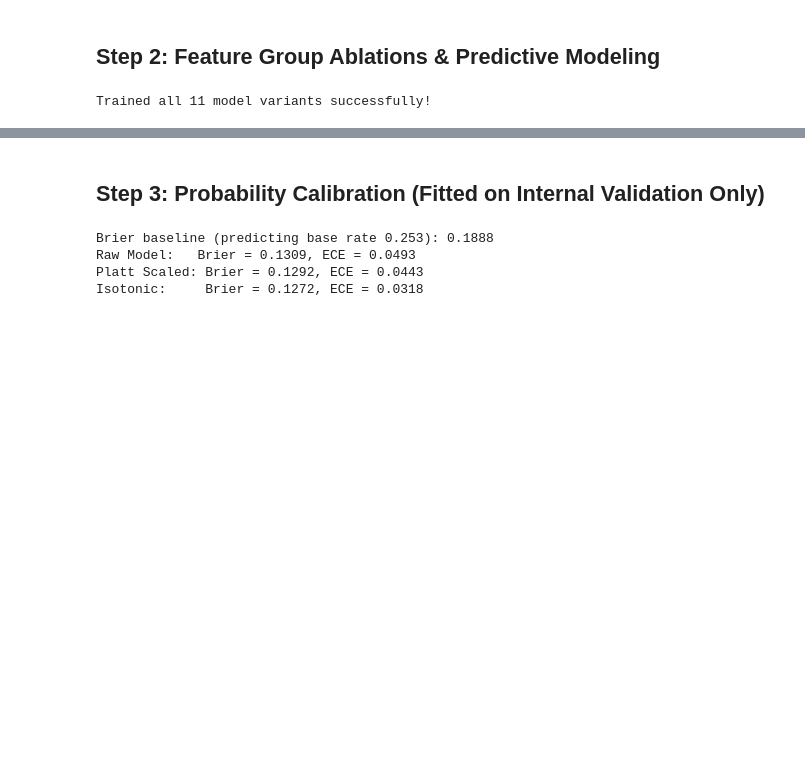
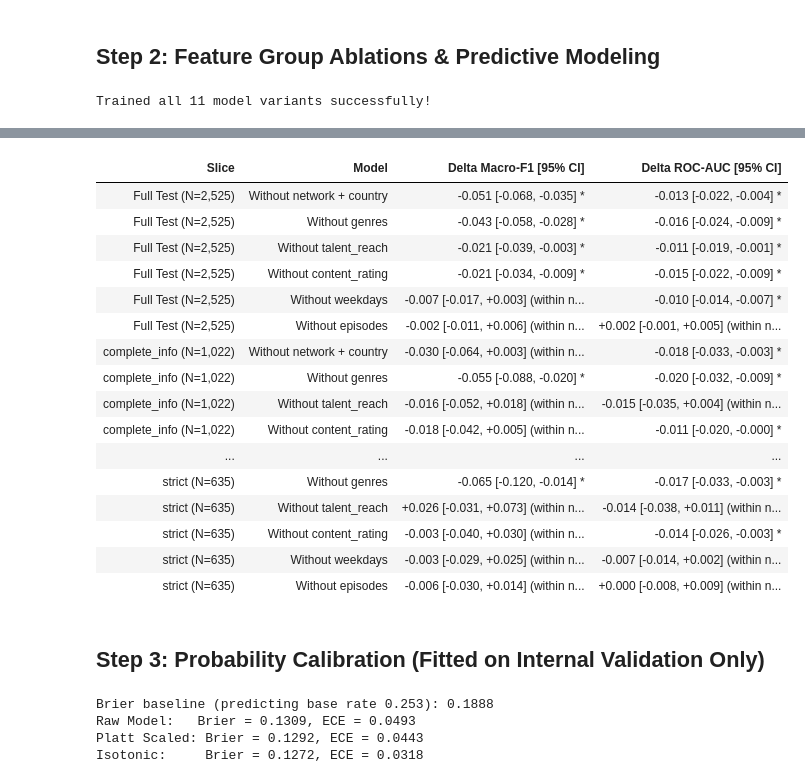
Before and after one commit to samikshagla/Drama-Success-Copilot, a Jupyter notebook: notebooks/06_modeling.ipynb, the cells around one changed output, grey strips where cells are left out. Saved outputs shown, nothing was run; the diff lists cells and outputs as text; code cells hidden in the pictures; blank space fills up the shorter version.

Commit message:
Add LOO paired bootstrap table to 06_modeling, update README claims and summary wording

```diff
--- a/notebooks/06_modeling.ipynb
+++ b/notebooks/06_modeling.ipynb
@@ -279,3 +354,92 @@ display(evaluate_models_slice(test_df["complete_info_strict"].values == 1, "comp
+# %%
+# LOO Retraining paired bootstrap evaluation across test slices
+headline_cols = feature_sets["2. core + talent_reach (Headline)"]
+
+loo_groups = {
+    "network + country": ["original_network", "country"],
+    "genres": [c for c in headline_cols if c.startswith("genre_")],
+    "talent_reach": FEATURE_GROUPS["talent_reach"],
+    "content_rating": ["content_rating"],
+    "weekdays": [c for c in headline_cols if c.startswith("aired_on_")],
+    "episodes": ["episodes"],
+}
+
+loo_models = {"Headline": headline_cols}
+for g_name, g_cols in loo_groups.items():
+    loo_models[f"Without {g_name}"] = [c for c in headline_cols if c not in g_cols]
+
+loo_preds = {}
+for m_name, cols in loo_models.items():
+    p, pr = train_and_predict_hgb(train_df, test_df, cols, params=HGB_TUNED_PARAMS)
+    loo_preds[m_name] = (p, pr)
+
+slices = {
+    "Full Test (N=2,525)": np.ones(len(test_df), dtype=bool),
+    "complete_info (N=1,022)": test_df["complete_info"].values == 1,
+    "strict (N=635)": test_df["complete_info_strict"].values == 1,
+}
+
+head_p, head_pr = loo_preds["Headline"]
+loo_results = []
+
+for s_name, mask in slices.items():
+    y_sub = test_df.loc[mask, "target_tier"].values
+    t_sub = test_df.loc[mask, "target_pct"].values
+    n_s = len(y_sub)
+
+    rng = np.random.RandomState(42)
+    boot_idx_s = [rng.choice(n_s, size=n_s, replace=True) for _ in range(500)]
+
+    h_base = compute_metrics(y_sub, head_p[mask], head_pr[mask], t_sub)
+    h_boots = [compute_metrics(y_sub[b], head_p[mask][b], head_pr[mask][b], t_sub[b]) for b in boot_idx_s]
+
+    for m_name, (pred, prob) in loo_preds.items():
+        if m_name == "Headline":
+            continue
+        m_base = compute_metrics(y_sub, pred[mask], prob[mask], t_sub)
+
+        diff_f1, diff_roc = [], []
+        for b_idx, hb in zip(boot_idx_s, h_boots):
+            mb = compute_metrics(y_sub[b_idx], pred[mask][b_idx], prob[mask][b_idx], t_sub[b_idx])
+            diff_f1.append(mb["Macro-F1"] - hb["Macro-F1"])
+            diff_roc.append(mb["ROC-AUC (High)"] - hb["ROC-AUC (High)"])
+
+        pt_f1 = m_base["Macro-F1"] - h_base["Macro-F1"]
+        pt_roc = m_base["ROC-AUC (High)"] - h_base["ROC-AUC (High)"]
+
+        ci_f1 = (np.percentile(diff_f1, 2.5), np.percentile(diff_f1, 97.5))
+        ci_roc = (np.percentile(diff_roc, 2.5), np.percentile(diff_roc, 97.5))
+
+        sig_f1 = "*" if (ci_f1[0] > 0 and ci_f1[1] > 0) or (ci_f1[0] < 0 and ci_f1[1] < 0) else "(within noise)"
+        sig_roc = "*" if (ci_roc[0] > 0 and ci_roc[1] > 0) or (ci_roc[0] < 0 and ci_roc[1] < 0) else "(within noise)"
+
+        loo_results.append({
+            "Slice": s_name,
+            "Model": m_name,
+            "Delta Macro-F1 [95% CI]": f"{pt_f1:+.3f} [{ci_f1[0]:+.3f}, {ci_f1[1]:+.3f}] {sig_f1}",
+            "Delta ROC-AUC [95% CI]": f"{pt_roc:+.3f} [{ci_roc[0]:+.3f}, {ci_roc[1]:+.3f}] {sig_roc}",
+        })
+
+df_loo = pd.DataFrame(loo_results)
+display(df_loo)
+# %% [output]
+| Slice | Model | Delta Macro-F1 [95% CI] | Delta ROC-AUC [95% CI] |
+| Full Test (N=2,525) | Without network + country | -0.051 [-0.068, -0.035] * | -0.013 [-0.022, -0.004] * |
+| Full Test (N=2,525) | Without genres | -0.043 [-0.058, -0.028] * | -0.016 [-0.024, -0.009] * |
+| Full Test (N=2,525) | Without talent_reach | -0.021 [-0.039, -0.003] * | -0.011 [-0.019, -0.001] * |
+| Full Test (N=2,525) | Without content_rating | -0.021 [-0.034, -0.009] * | -0.015 [-0.022, -0.009] * |
+| Full Test (N=2,525) | Without weekdays | -0.007 [-0.017, +0.003] (within n... | -0.010 [-0.014, -0.007] * |
+| Full Test (N=2,525) | Without episodes | -0.002 [-0.011, +0.006] (within n... | +0.002 [-0.001, +0.005] (within n... |
+| complete_info (N=1,022) | Without network + country | -0.030 [-0.064, +0.003] (within n... | -0.018 [-0.033, -0.003] * |
+| complete_info (N=1,022) | Without genres | -0.055 [-0.088, -0.020] * | -0.020 [-0.032, -0.009] * |
+| complete_info (N=1,022) | Without talent_reach | -0.016 [-0.052, +0.018] (within n... | -0.015 [-0.035, +0.004] (within n... |
+| complete_info (N=1,022) | Without content_rating | -0.018 [-0.042, +0.005] (within n... | -0.011 [-0.020, -0.000] * |
+| ... | ... | ... | ... |
+| strict (N=635) | Without genres | -0.065 [-0.120, -0.014] * | -0.017 [-0.033, -0.003] * |
+| strict (N=635) | Without talent_reach | +0.026 [-0.031, +0.073] (within n... | -0.014 [-0.038, +0.011] (within n... |
+| strict (N=635) | Without content_rating | -0.003 [-0.040, +0.030] (within n... | -0.014 [-0.026, -0.003] * |
+| strict (N=635) | Without weekdays | -0.003 [-0.029, +0.025] (within n... | -0.007 [-0.014, +0.002] (within n... |
+| strict (N=635) | Without episodes | -0.006 [-0.030, +0.014] (within n... | +0.000 [-0.008, +0.009] (within n... |
 # %% [markdown]
 ## Step 3: Probability Calibration (Fitted on Internal Validation Only)
 # %%
```
Also changed, not shown: parts of 3 cells of this notebook, 1 other file.
